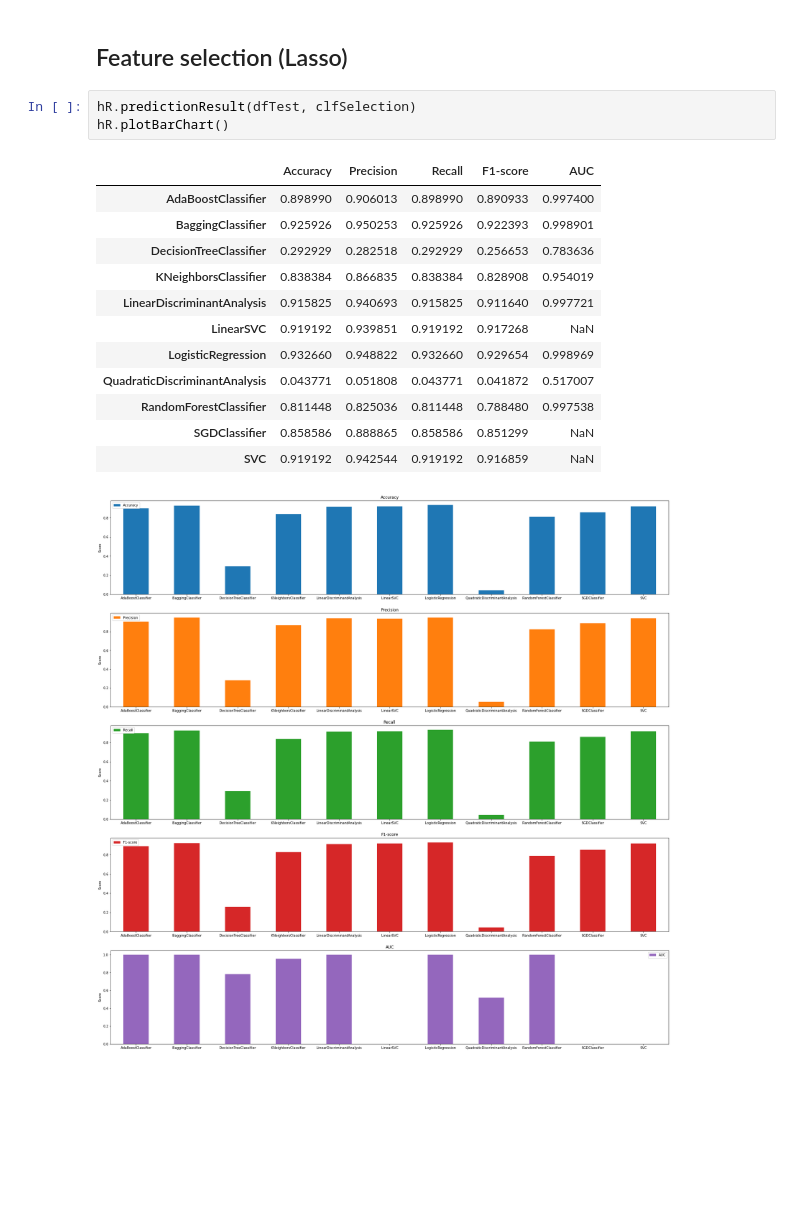
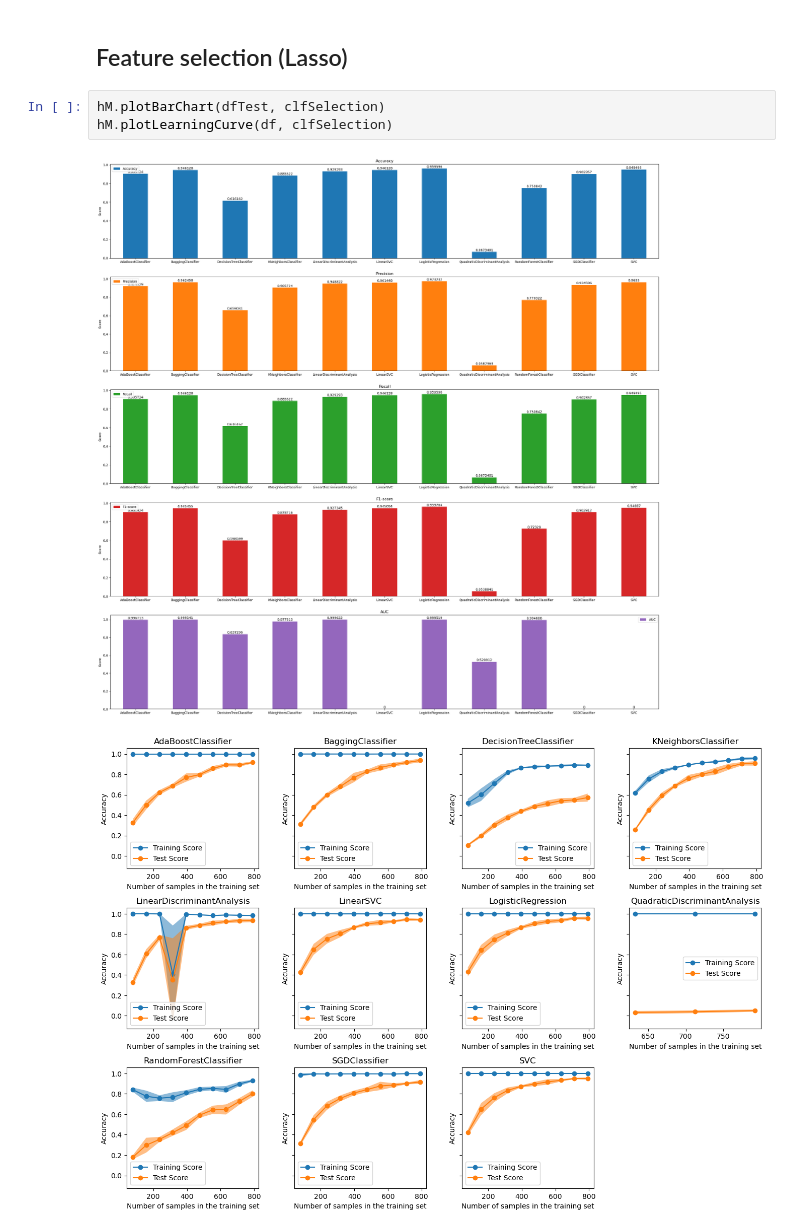
Before and after one commit to chaimae2000/Project-IFT712, a Jupyter notebook: project.ipynb, the cells around one changed output. Saved outputs shown, nothing was run; the diff lists cells and outputs as text; blank space fills up the shorter version.

```diff
--- a/project.ipynb
+++ b/project.ipynb
@@ -340,19 +315,8 @@ hR.plotBarChart()
 # %% [markdown]
 ## Feature selection (Lasso)
-# %%
-hR.predictionResult(dfTest, clfSelection)
-hR.plotBarChart()
-# %% [output]
-|  | Accuracy | Precision | Recall | F1-score | AUC |
-| AdaBoostClassifier | 0.898990 | 0.906013 | 0.898990 | 0.890933 | 0.997400 |
-| BaggingClassifier | 0.925926 | 0.950253 | 0.925926 | 0.922393 | 0.998901 |
-| DecisionTreeClassifier | 0.292929 | 0.282518 | 0.292929 | 0.256653 | 0.783636 |
-| KNeighborsClassifier | 0.838384 | 0.866835 | 0.838384 | 0.828908 | 0.954019 |
-| LinearDiscriminantAnalysis | 0.915825 | 0.940693 | 0.915825 | 0.911640 | 0.997721 |
-| LinearSVC | 0.919192 | 0.939851 | 0.919192 | 0.917268 | NaN |
-| LogisticRegression | 0.932660 | 0.948822 | 0.932660 | 0.929654 | 0.998969 |
-| QuadraticDiscriminantAnalysis | 0.043771 | 0.051808 | 0.043771 | 0.041872 | 0.517007 |
-| RandomForestClassifier | 0.811448 | 0.825036 | 0.811448 | 0.788480 | 0.997538 |
-| SGDClassifier | 0.858586 | 0.888865 | 0.858586 | 0.851299 | NaN |
-| SVC | 0.919192 | 0.942544 | 0.919192 | 0.916859 | NaN |
-[figure, removed]
+# %%
+hM.plotBarChart(dfTest, clfSelection)
+hM.plotLearningCurve(df, clfSelection)
+# %% [output]
+[figure, added]
+[figure, added]
```
Also changed, not shown: parts of 11 cells of this notebook, 4 other files.
